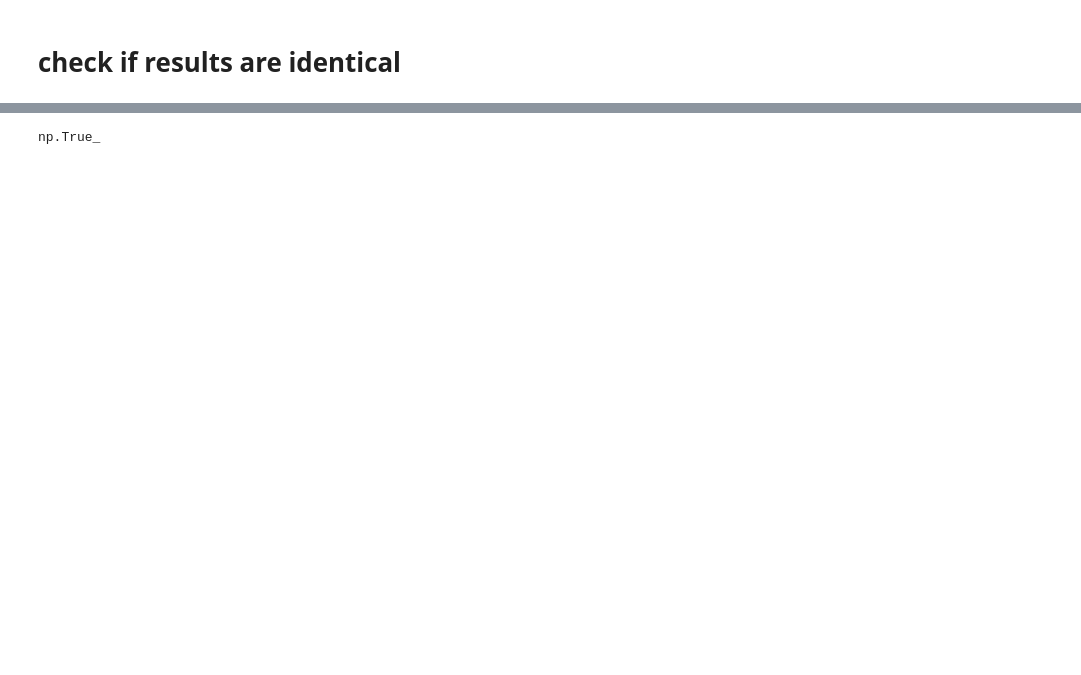
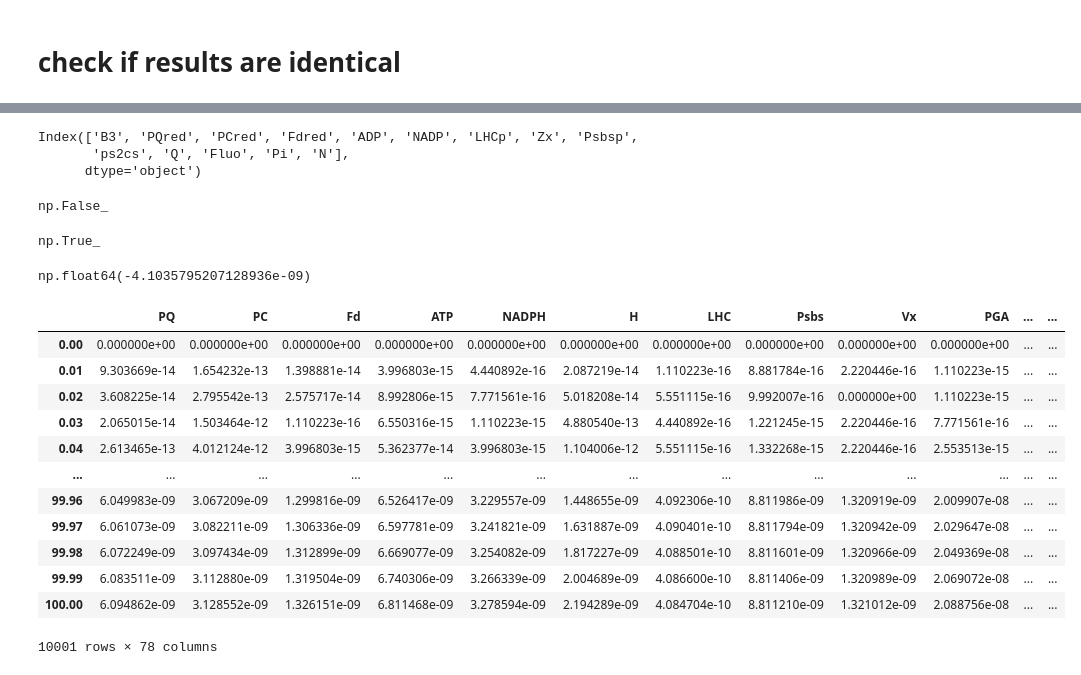
Before and after one commit to A-Potthoff/QTB_modeling, a Jupyter notebook: analyses/tests.ipynb, the cells around one changed output, grey strips where cells are left out. Saved outputs shown, nothing was run; the diff lists cells and outputs as text; code cells hidden in the pictures; blank space fills up the shorter version.

```diff
--- a/analyses/tests.ipynb
+++ b/analyses/tests.ipynb
@@ -11,11 +11,13 @@ if not (already_run):
     change_wordir()
     colors, colours = colourblind_palette()
 
-model = "cyclic_2021"
-model = "new_PSI"
-model = "latest_dev"
+
 model = "explicit_PSI"
 model = "QSSA_PSI"
+model = "cyclic_2021"
+#model = "new_PSI"
+model = "new_PSII"
+#model = "latest_dev"
 
 m = load_model(model)
 # %% [output]
@@ -149,6 +139,39 @@ joblib.dump(results, "result_weird_function.pkl")
 # %%
-results2 = joblib.load("result_weird_function.pkl")
+results2 = joblib.load("tmp/result_weird_function.joblib")
+# %%
+results2.columns[np.where(results.columns != results2.columns)]
+# %% [output]
+Index(['B3', 'PQred', 'PCred', 'Fdred', 'ADP', 'NADP', 'LHCp', 'Zx', 'Psbsp',
+       'ps2cs', 'Q', 'Fluo', 'Pi', 'N'],
+      dtype='object')
+# %%
+# reorder the columns if necessary!
+results = results[results2.columns]
 # %%
 (results2 == results).all().all()
 # %% [output]
-np.True_
+np.False_
+# %%
+(abs(1- results2 / results) < 1e-3 ).all().all()
+# %% [output]
+np.True_
+# %%
+(1-results2 / results).mean().mean()
+# %% [output]
+np.float64(-4.1035795207128936e-09)
+# %%
+abs(1- results2 / results)
+# %% [output]
+|  | PQ | PC | Fd | ATP | NADPH | H | LHC | Psbs | Vx | PGA | ... | ... |
+| 0.00 | 0.000000e+00 | 0.000000e+00 | 0.000000e+00 | 0.000000e+00 | 0.000000e+00 | 0.000000e+00 | 0.000000e+00 | 0.000000e+00 | 0.000000e+00 | 0.000000e+00 | ... | ... |
+| 0.01 | 9.303669e-14 | 1.654232e-13 | 1.398881e-14 | 3.996803e-15 | 4.440892e-16 | 2.087219e-14 | 1.110223e-16 | 8.881784e-16 | 2.220446e-16 | 1.110223e-15 | ... | ... |
+| 0.02 | 3.608225e-14 | 2.795542e-13 | 2.575717e-14 | 8.992806e-15 | 7.771561e-16 | 5.018208e-14 | 5.551115e-16 | 9.992007e-16 | 0.000000e+00 | 1.110223e-15 | ... | ... |
+| 0.03 | 2.065015e-14 | 1.503464e-12 | 1.110223e-16 | 6.550316e-15 | 1.110223e-15 | 4.880540e-13 | 4.440892e-16 | 1.221245e-15 | 2.220446e-16 | 7.771561e-16 | ... | ... |
+| 0.04 | 2.613465e-13 | 4.012124e-12 | 3.996803e-15 | 5.362377e-14 | 3.996803e-15 | 1.104006e-12 | 5.551115e-16 | 1.332268e-15 | 2.220446e-16 | 2.553513e-15 | ... | ... |
+| ... | ... | ... | ... | ... | ... | ... | ... | ... | ... | ... | ... | ... |
+| 99.96 | 6.049983e-09 | 3.067209e-09 | 1.299816e-09 | 6.526417e-09 | 3.229557e-09 | 1.448655e-09 | 4.092306e-10 | 8.811986e-09 | 1.320919e-09 | 2.009907e-08 | ... | ... |
+| 99.97 | 6.061073e-09 | 3.082211e-09 | 1.306336e-09 | 6.597781e-09 | 3.241821e-09 | 1.631887e-09 | 4.090401e-10 | 8.811794e-09 | 1.320942e-09 | 2.029647e-08 | ... | ... |
+| 99.98 | 6.072249e-09 | 3.097434e-09 | 1.312899e-09 | 6.669077e-09 | 3.254082e-09 | 1.817227e-09 | 4.088501e-10 | 8.811601e-09 | 1.320966e-09 | 2.049369e-08 | ... | ... |
+| 99.99 | 6.083511e-09 | 3.112880e-09 | 1.319504e-09 | 6.740306e-09 | 3.266339e-09 | 2.004689e-09 | 4.086600e-10 | 8.811406e-09 | 1.320989e-09 | 2.069072e-08 | ... | ... |
+| 100.00 | 6.094862e-09 | 3.128552e-09 | 1.326151e-09 | 6.811468e-09 | 3.278594e-09 | 2.194289e-09 | 4.084704e-10 | 8.811210e-09 | 1.321012e-09 | 2.088756e-08 | ... | ... |
+10001 rows × 78 columns
```
Also changed, not shown: parts of 10 cells of this notebook, 12 other files.
